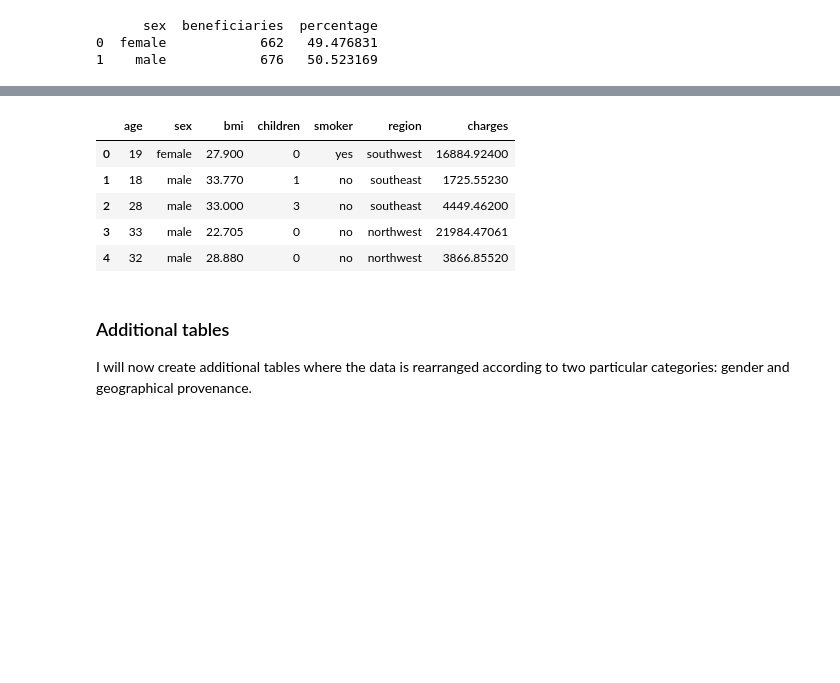
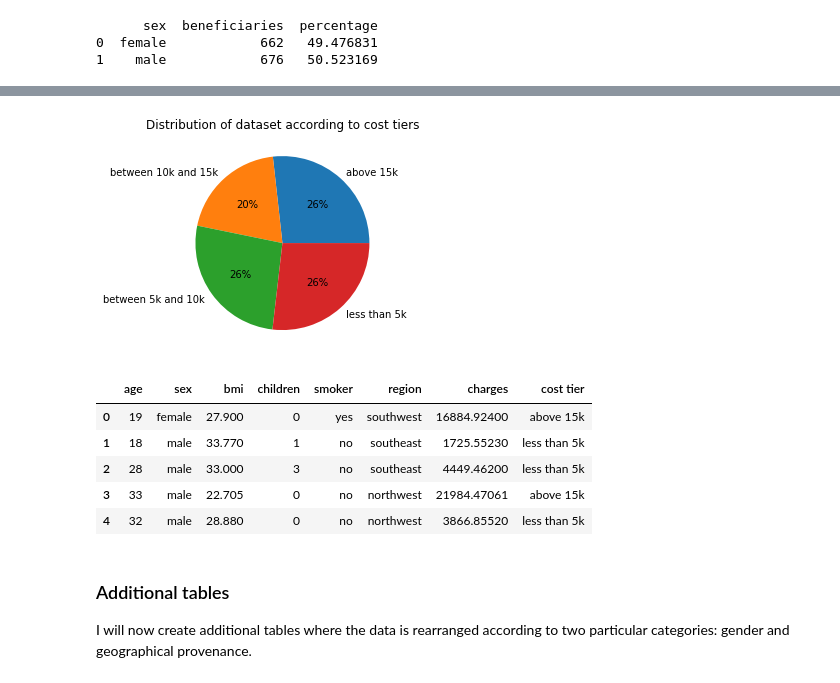
Before and after one commit to gesaretto/notebooks, a Jupyter notebook: medical_insurance_costs_project/us-medical-insurance-costs.ipynb, the cells around one changed output, grey strips where cells are left out. Saved outputs shown, nothing was run; the diff lists cells and outputs as text; code cells hidden in the pictures; blank space fills up the shorter version.

```diff
--- a/medical_insurance_costs_project/us-medical-insurance-costs.ipynb
+++ b/medical_insurance_costs_project/us-medical-insurance-costs.ipynb
@@ -198,22 +206,21 @@ The insurance costs in this dataset tend to be under $10,000; few go above $15,0
-# %%
-for i, row in df.iterrows():
-    if row["charges"] < 5000:
-        row["cost_tier"] = "low"
-    elif row["charges"] >= 5000 and row["charges"] < 10000:
-        row["cost_tier"] = "medium"
-    elif row["charges"] >= 10000 and row["charges"] < 15000:
-        row["cost_tier"] = "high"
-    else:
-        row["cost_tier"] = "highest"
-
-df.head()
-# %% [output]
-|  | age | sex | bmi | children | smoker | region | charges |
-| 0 | 19 | female | 27.900 | 0 | yes | southwest | 16884.92400 |
-| 1 | 18 | male | 33.770 | 1 | no | southeast | 1725.55230 |
-| 2 | 28 | male | 33.000 | 3 | no | southeast | 4449.46200 |
-| 3 | 33 | male | 22.705 | 0 | no | northwest | 21984.47061 |
-| 4 | 32 | male | 28.880 | 0 | no | northwest | 3866.85520 |
+# %%
+df["cost tier"] = df.apply(lambda row: "less than 5k" if row["charges"] < 5000 else (
+    "between 5k and 10k" if row["charges"] >= 5000 and row["charges"] < 10000 else (
+    "between 10k and 15k" if row["charges"] >= 10000 and row["charges"] < 15000 else "above 15k")), axis = 1)
+
+tier = category("cost tier")
+plt.pie(tier["beneficiaries"], labels = tier["cost tier"], autopct = "%d%%")
+plt.title("Distribution of dataset according to cost tiers")
+plt.show()
+df.head()
+# %% [output]
+[figure, added]
+|  | age | sex | bmi | children | smoker | region | charges | cost tier |
+| 0 | 19 | female | 27.900 | 0 | yes | southwest | 16884.92400 | above 15k |
+| 1 | 18 | male | 33.770 | 1 | no | southeast | 1725.55230 | less than 5k |
+| 2 | 28 | male | 33.000 | 3 | no | southeast | 4449.46200 | less than 5k |
+| 3 | 33 | male | 22.705 | 0 | no | northwest | 21984.47061 | above 15k |
+| 4 | 32 | male | 28.880 | 0 | no | northwest | 3866.85520 | less than 5k |
 # %% [markdown]
 ### Additional tables
 I will now create additional tables where the data is rearranged according to two particular categories: gender and geographical provenance.
```
Also changed, not shown: parts of 16 cells of this notebook.
